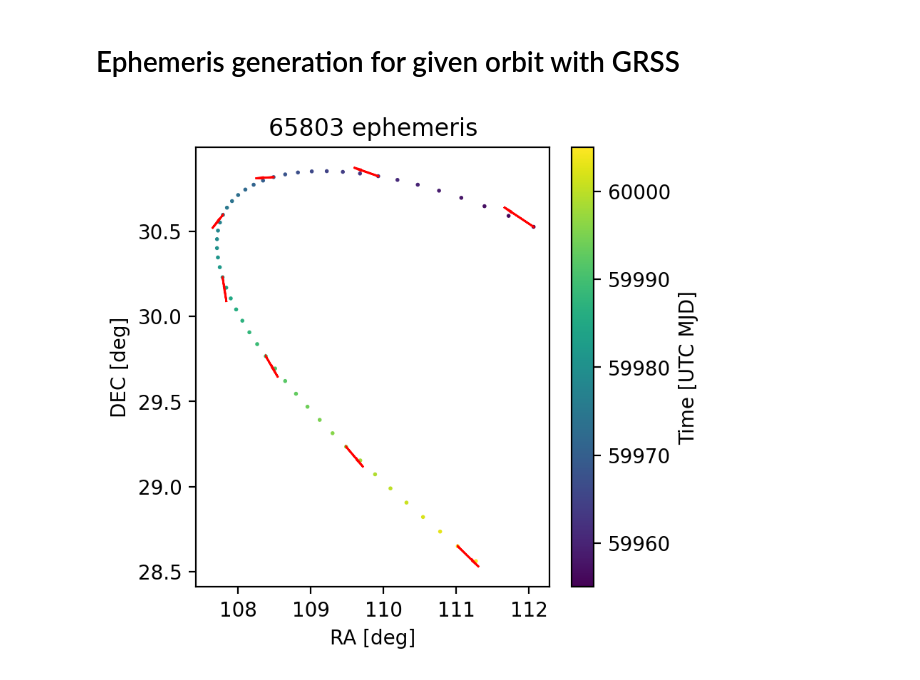
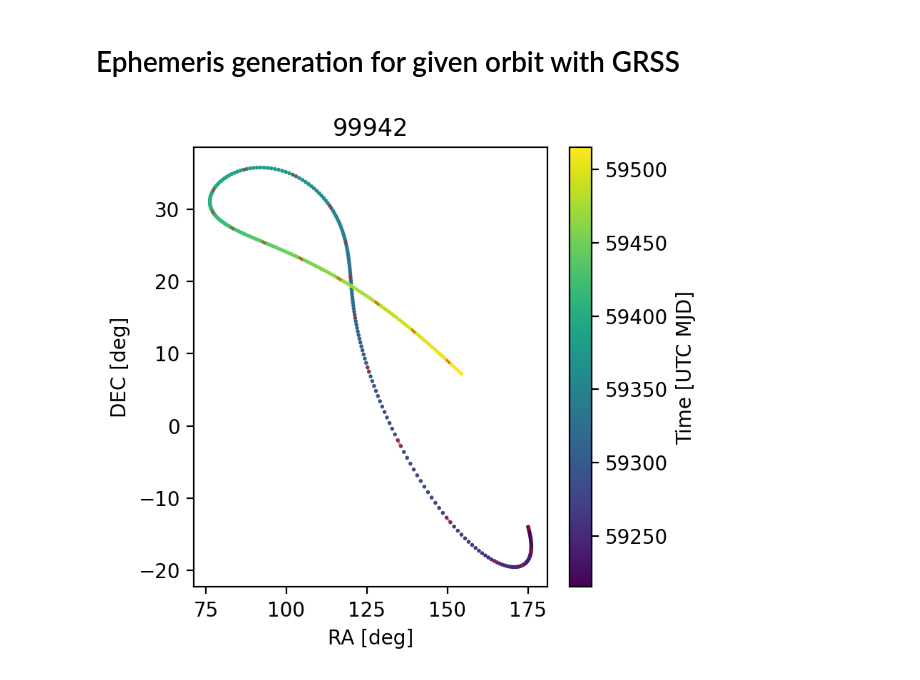
Before and after one commit to rahil-makadia/lsst-ephemeris, a Jupyter notebook: ephemeris.ipynb, the cells around one changed output. Cells and saved outputs as stored; diff of their text form; code cells hidden in the pictures.

Commit message:
updated ephemeris notebook to compute needed quantities in a pandas df; still need app. mag.

```diff
--- a/ephemeris.ipynb
+++ b/ephemeris.ipynb
@@ -7,17 +11,17 @@ import matplotlib.pyplot as plt
 # %%
 # Specify body and get orbit from SBDB
-body_id = '65803'
+body_id = '99942'
 orbit, cov, nongrav_info = fit.get_sbdb_info(body_id)
 mass = 0.0
 radius = nongrav_info['radius']
 # %%
 # Specify integration window
 t0 = orbit['t']
-num_days = 50
+num_days = 300
 tf = t0 + num_days
 # %%
-# Specify DE kernel (431 or 441)
-de_kernel = 441
+# Specify DE kernel (430/431 or 440 or 441 (441 is separate because it loads long-term future ephemeris not needed in almost all situations))
+de_kernel = 440
 de_kernel_path = utils.default_kernel_path
 prop_sim = prop.PropSimulation(f"{body_id} ephemeris", t0, de_kernel, de_kernel_path)
 # %%
@@ -68,10 +73,10 @@ prop_sim.add_integ_body(body)
 prop_sim.integrate()
 # %%
 # get the apparent states, positions, and velocities
-states = np.array(prop_sim.xIntegEval)
-pos = states[:,:3]
+app_states = np.array(prop_sim.xIntegEval)
+pos = app_states[:,:3]
 r = np.linalg.norm(pos, axis=1)
-vel = states[:,3:6]
+vel = app_states[:,3:6]
 v = np.linalg.norm(vel, axis=1)
 rdot = np.sum(pos*vel, axis=1)/r
 # %%
@@ -91,14 +96,13 @@ obs_dot = np.array([ra_rate*cos_dec, dec_rate]).T*180.0/np.pi
 # %%
 plt.figure(figsize=(4, 4), dpi=200)
 plt.scatter(obs[:, 0], obs[:, 1], c = t_eval, cmap='viridis', s=1)
 # plot vector field of ra, dec rates
-for i in range(0, num_pts, 7):
-    plt.arrow(obs[i, 0], obs[i, 1], obs_dot[i, 0], obs_dot[i, 1], head_width=0.1/15, head_length=0.1, fc='r', ec='r')
+for i in range(0, num_pts, 14):
+    plt.arrow(obs[i, 0], obs[i, 1], obs_dot[i, 0], obs_dot[i, 1], head_width=0.1, head_length=0.1, fc='r', ec='r', alpha=0.5)
 plt.xlabel('RA [deg]')
 plt.ylabel('DEC [deg]')
-timescale = 'UTC' if t_eval_utc else 'TDB'
 plt.colorbar(label=f'Time [{timescale} MJD]')
-plt.title(f'{body_id} ephemeris')
+plt.title(f'{body_id}')
 plt.show()
 # %% [output]
-[figure, old version]
+[figure, new version]
```
Also changed, not shown: parts of 7 cells of this notebook.
